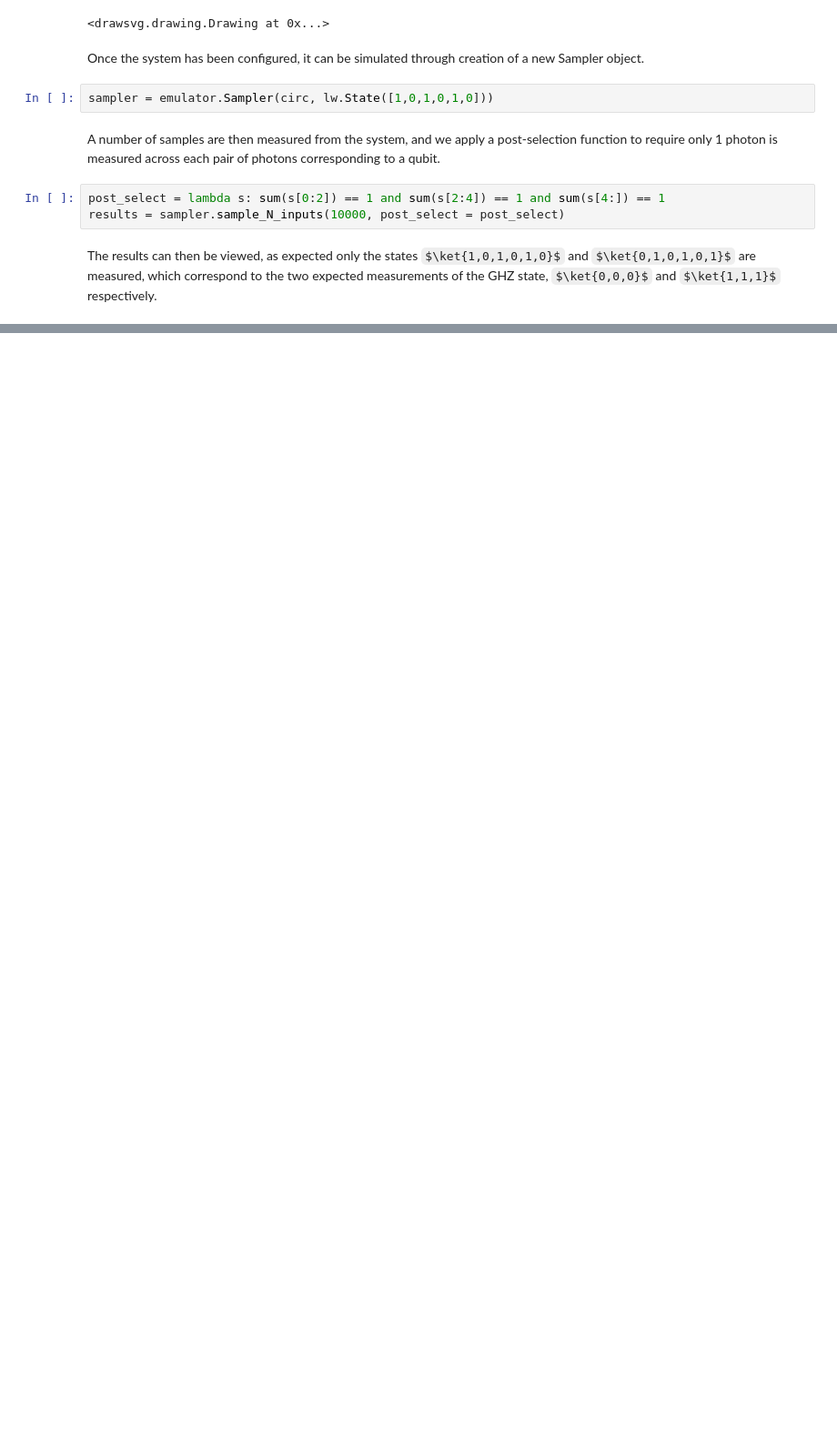
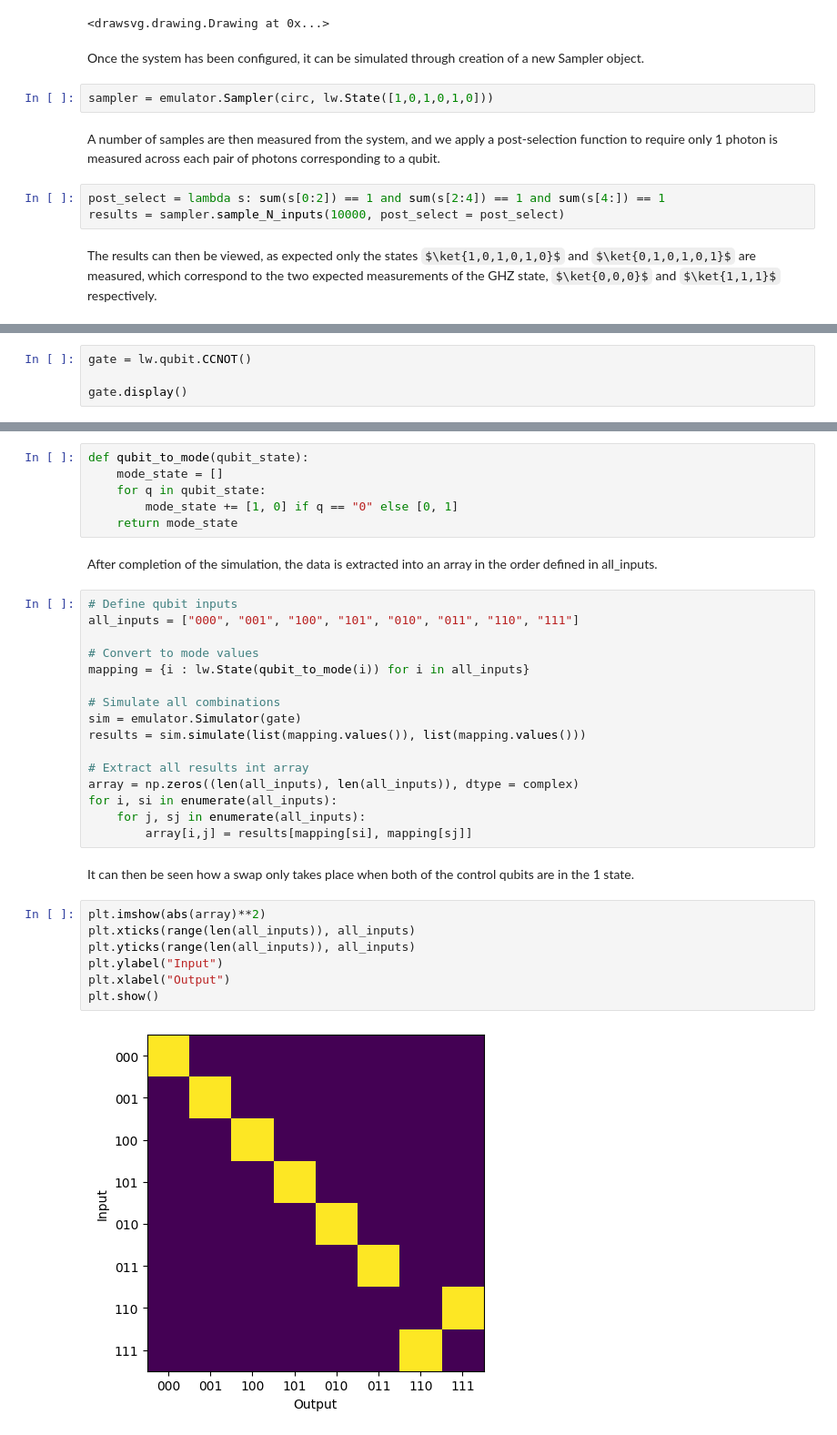
Before and after one commit to Aegiq/lightworks, a Jupyter notebook: docs/source/tutorials/qubit.ipynb, the cells around one changed output, grey strips where cells are left out. Shown at 91% size. Drawn from its saved outputs; the diff is of its cells as text; some formulas as TeX source; blank space fills up the shorter version.

Commit message:
Added three qubit gates into documentation

```diff
--- a/docs/source/tutorials/qubit.ipynb
+++ b/docs/source/tutorials/qubit.ipynb
@@ -108,0 +118,4 @@ results.plot(show = True)
+# %%
+gate = lw.qubit.CCNOT()
+
+gate.display()
@@ -108,0 +126,35 @@ results.plot(show = True)
+# %%
+def qubit_to_mode(qubit_state):
+    mode_state = []
+    for q in qubit_state:
+        mode_state += [1, 0] if q == "0" else [0, 1]
+    return mode_state
+# %% [markdown]
+After completion of the simulation, the data is extracted into an array in the order defined in all_inputs.
+# %%
+# Define qubit inputs
+all_inputs = ["000", "001", "100", "101", "010", "011", "110", "111"]
+
+# Convert to mode values
+mapping = {i : lw.State(qubit_to_mode(i)) for i in all_inputs}
+
+# Simulate all combinations
+sim = emulator.Simulator(gate)
+results = sim.simulate(list(mapping.values()), list(mapping.values()))
+
+# Extract all results int array
+array = np.zeros((len(all_inputs), len(all_inputs)), dtype = complex)
+for i, si in enumerate(all_inputs):
+    for j, sj in enumerate(all_inputs):
+        array[i,j] = results[mapping[si], mapping[sj]]
+# %% [markdown]
+It can then be seen how a swap only takes place when both of the control qubits are in the 1 state.
+# %%
+plt.imshow(abs(array)**2)
+plt.xticks(range(len(all_inputs)), all_inputs)
+plt.yticks(range(len(all_inputs)), all_inputs)
+plt.ylabel("Input")
+plt.xlabel("Output")
+plt.show()
+# %% [output]
+[figure, added]
```
Also changed, not shown: parts of 5 cells of this notebook, 1 other file.
